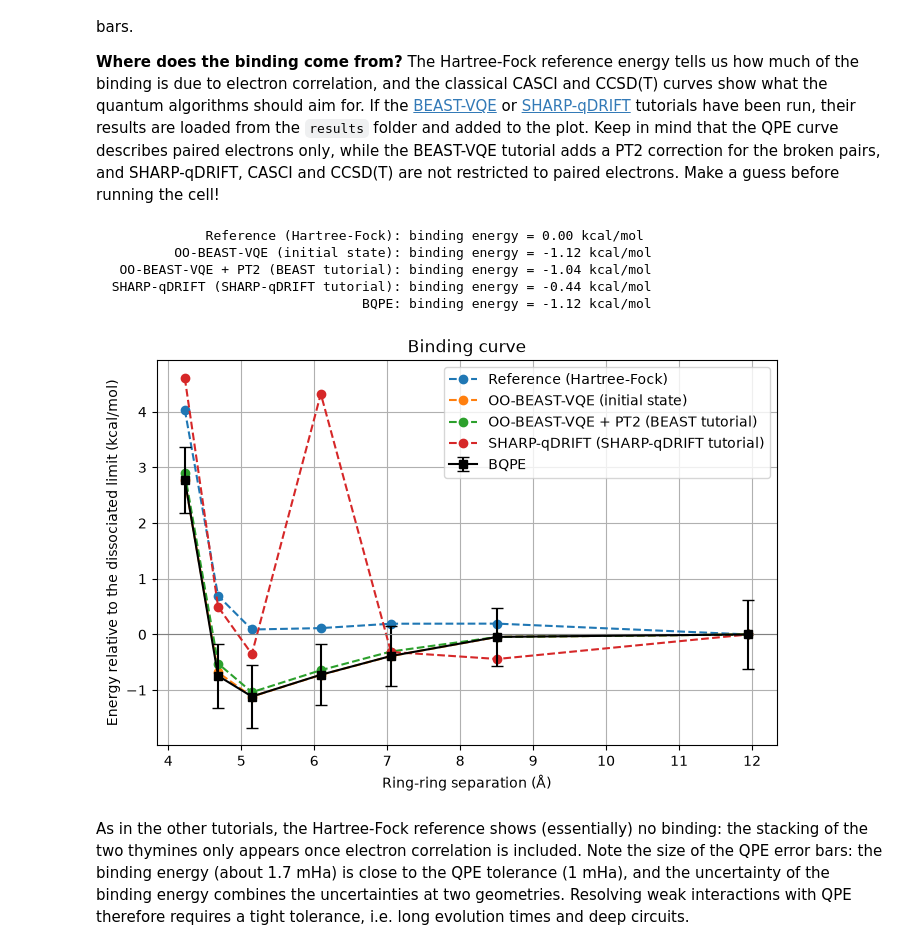
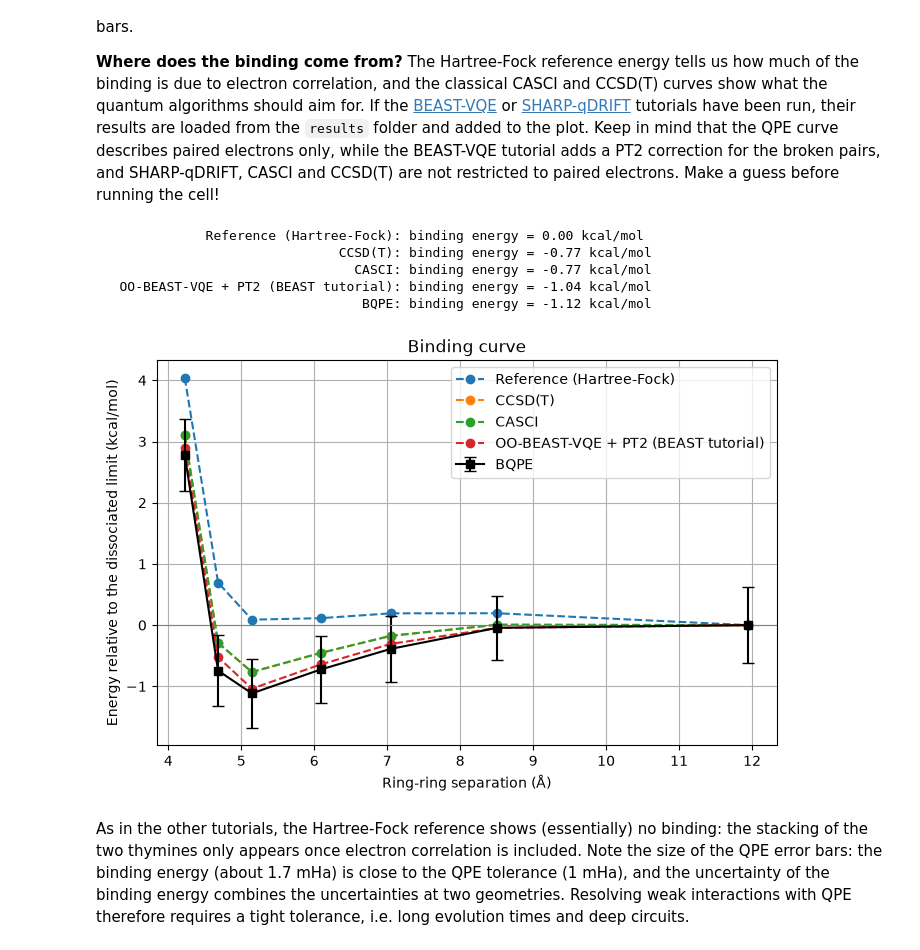
Before and after one commit to Kvantify/qrunch_tutorials, a Jupyter notebook: pi-stacking-tutorial/pi_stacking_qpe_tutorial.ipynb, the cells around one changed output. Drawn from its saved outputs; the diff is of its cells as text; code cells hidden in the pictures.

Commit message:
small updates to sharp and qpe

```diff
--- a/pi-stacking-tutorial/pi_stacking_qpe_tutorial.ipynb
+++ b/pi-stacking-tutorial/pi_stacking_qpe_tutorial.ipynb
@@ -245,9 +245,11 @@ The estimator evaluates the ancilla expectation values. The circuits contain com
 qpe_estimator = (
     qc.estimator_creator()
     .memory_restricted()
-    .with_options(qc.options.MemoryRestrictedSimulatorOptions(use_real_numbers=False))
+    .with_options(qc.options.MemoryRestrictedSimulatorOptions(max_number_of_amplitudes=1000, use_real_numbers=False))
     .create()
 )
+
+qpe_estimator_qpu = qc.estimator_creator().cuquantum_statevector().create()
 
 bqpe_options = qc.options.BayesianQuantumPhaseEstimationOptions(
     convergence_rate=2.0,
@@ -372,16 +358,13 @@ hartree_to_kcal_per_mol = 627.5095
 
 reference_energies = qpe_results.initial_total_energies.values
 
-profiles = {
-    "Reference (Hartree-Fock)": (selected_geometries, reference_energies),
-    "OO-BEAST-VQE (initial state)": (selected_geometries, beast_energies),
-}
+profiles = {"Reference (Hartree-Fock)": (selected_geometries, reference_energies)}
 for label, energies in classical_energies.items():
     profiles[label] = (selected_geometries, energies)
 
 other_tutorials = {
     "OO-BEAST-VQE + PT2 (BEAST tutorial)": f"pi_stacking_beast_{active_orbitals}o.json",
-    "SHARP-qDRIFT (SHARP-qDRIFT tutorial)": f"pi_stacking_sharp_sqdrift_{active_orbitals}o.json",
+#    "SHARP-qDRIFT (SHARP-qDRIFT tutorial)": f"pi_stacking_sharp_sqdrift_{active_orbitals}o.json",
 }
 for label, file_name in other_tutorials.items():
     if (result_path / file_name).exists():
@@ -391,36 +374,36 @@ for label, file_name in other_tutorials.items():
 plt.figure(figsize=(8, 5))
 for label, (scan_points, energies) in profiles.items():
     # The last scan point is the dissociated limit.
     relative_energies = [(energy - energies[-1]) * hartree_to_kcal_per_mol for energy in energies]
     plt.plot([ring_ring_separation[point] for point in scan_points], relative_energies, marker="o", linestyle="--", label=label)
     print(f"{label:>38s}: binding energy = {min(relative_energies):.2f} kcal/mol")
 
 qpe_relative_energies = [(energy - qpe_energies[-1]) * hartree_to_kcal_per_mol for energy in qpe_energies]
 plt.errorbar(
     separations,
     qpe_relative_energies,
     yerr=[error * hartree_to_kcal_per_mol for error in qpe_errors],
     marker="s",
     color="black",
     capsize=4,
     label="BQPE",
 )
 print(f"{'BQPE':>38s}: binding energy = {min(qpe_relative_energies):.2f} kcal/mol")
 
 plt.axhline(0.0, color="grey", linewidth=0.8)
 plt.xlabel("Ring-ring separation (Å)")
 plt.ylabel("Energy relative to the dissociated limit (kcal/mol)")
 plt.title("Binding curve")
 plt.legend()
 plt.grid()
 plt.show()
 # %% [output]
               Reference (Hartree-Fock): binding energy = 0.00 kcal/mol
-          OO-BEAST-VQE (initial state): binding energy = -1.12 kcal/mol
+                               CCSD(T): binding energy = -0.77 kcal/mol
+                                 CASCI: binding energy = -0.77 kcal/mol
    OO-BEAST-VQE + PT2 (BEAST tutorial): binding energy = -1.04 kcal/mol
-  SHARP-qDRIFT (SHARP-qDRIFT tutorial): binding energy = -0.44 kcal/mol
                                   BQPE: binding energy = -1.12 kcal/mol
-[figure, old version]
+[figure, new version]
 # %% [markdown]
 As in the other tutorials, the Hartree-Fock reference shows (essentially) no binding: the stacking of the two thymines only appears once electron correlation is included. Note the size of the QPE error bars: the binding energy (about 1.7 mHa) is close to the QPE tolerance (1 mHa), and the uncertainty of the binding energy combines the uncertainties at two geometries. Resolving weak interactions with QPE therefore requires a tight tolerance, i.e. long evolution times and deep circuits.
 # %% [markdown]
```
Also changed, not shown: parts of 6 cells of this notebook, 1 other file.
